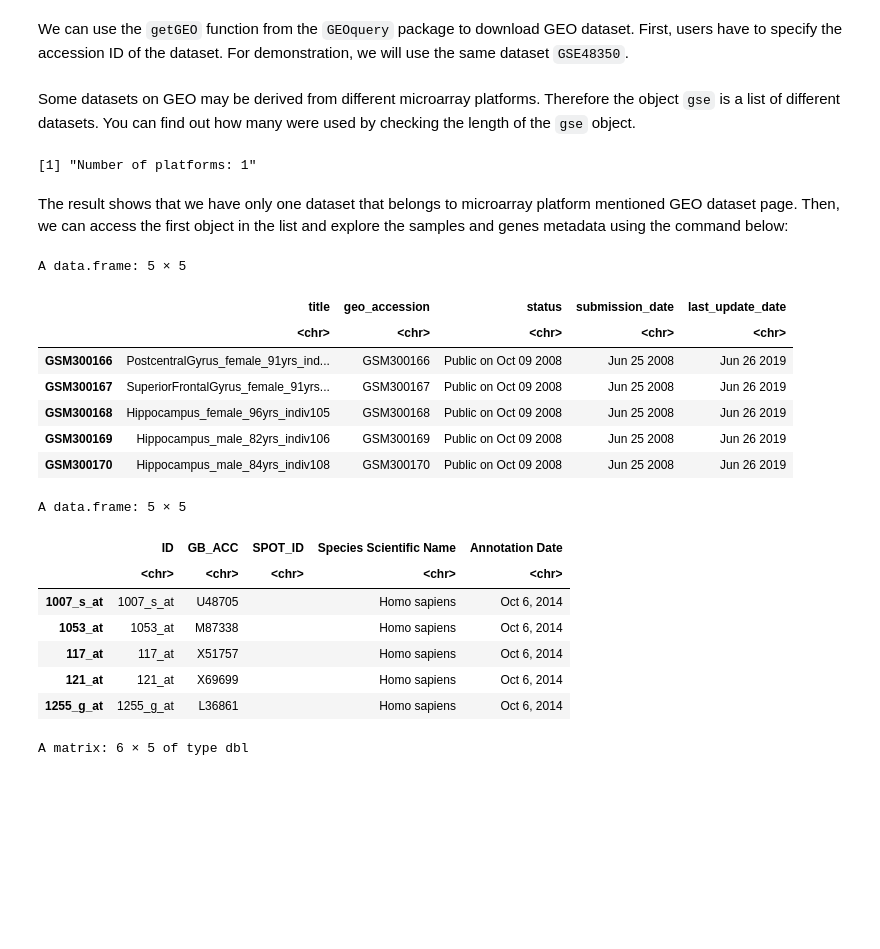
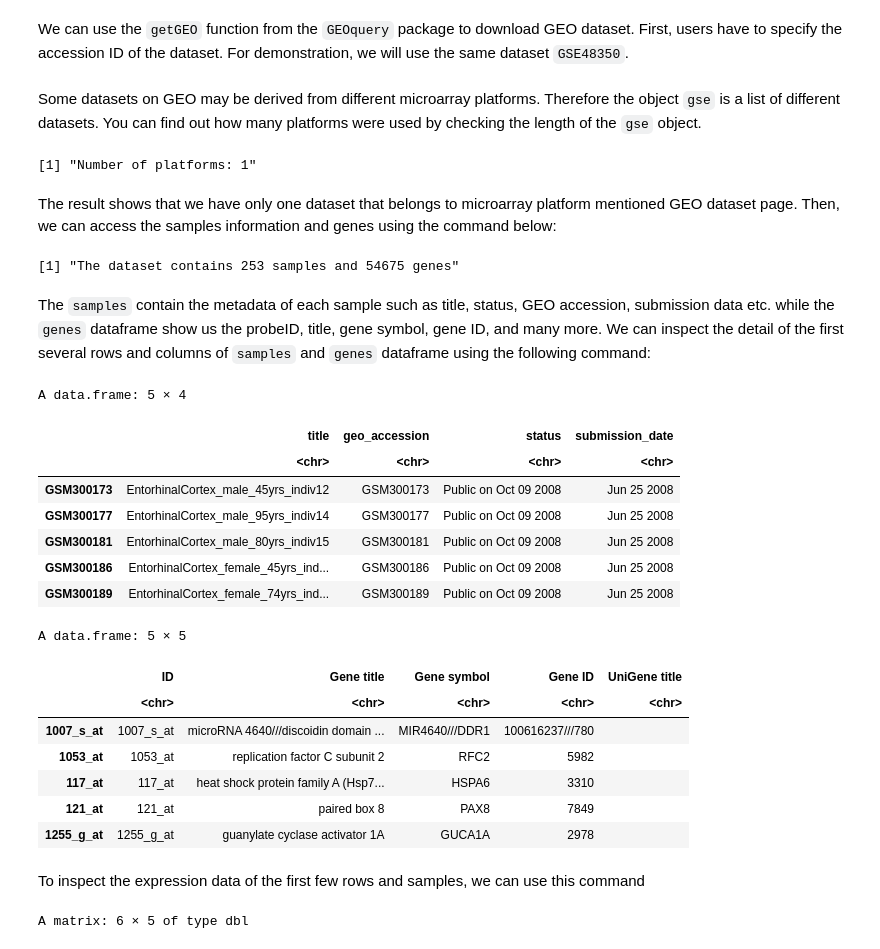
Before and after one commit to tinnlab/NOSI-Google-Cloud-Training, a Jupyter notebook: Module01-GEO_Data_Processing.ipynb, the cells around one changed output. Cells and saved outputs as stored; diff of their text form; code cells hidden in the pictures; blank space fills up the shorter version.

````diff
--- a/Module01-GEO_Data_Processing.ipynb
+++ b/Module01-GEO_Data_Processing.ipynb
@@ -67,41 +71,51 @@ suppressMessages({gse <- getGEO(accession_ID)})
 # %% [markdown]
 Some datasets on GEO may be derived from different microarray platforms. Therefore the object `gse` is a list of different datasets.
-You can find out how many were used by checking the length of the `gse` object.
+You can find out how many platforms were used by checking the length of the `gse` object.
 # %%
 ## check how many platforms used
-print(paste0("Number of platforms: ",length(gse)))
+if (length(gse) > 1) idx <- grep("GPL570", attr(gse, "names")) else idx <- 1
+data <- gse[[idx]]
+print(paste0("Number of platforms: ",length(data)))
 # %% [output]
 [1] "Number of platforms: 1"
 # %% [markdown]
 The result shows that we have only one dataset that belongs to microarray platform mentioned GEO dataset page.
-Then, we can access the first object in the list and explore the samples and genes metadata using the command below:
+Then, we can access the samples information and genes using the command below:
 # %%
-# if more than one dataset is present, users can analyse the other dataset by changing the number inside the [[...]]
-data <- gse[[1]]
 # Get the samples information
 samples <- pData(data)
 # Get the genes information
 genes <- fData(data)
-# View the first 5 samples/genes with some of their features
-samples[1:5,1:5]
-genes[1:5,1:5]
+# Check the number of samples and genes
+print(paste0("The dataset contains ", dim(samples)[1] ," samples and ",dim(genes)[1]," genes"))
 # %% [output]
-A data.frame: 5 × 5
+[1] "The dataset contains 253 samples and 54675 genes"
-|  | title | geo_accession | status | submission_date | last_update_date |
-|  | <chr> | <chr> | <chr> | <chr> | <chr> |
-| GSM300166 | PostcentralGyrus_female_91yrs_ind... | GSM300166 | Public on Oct 09 2008 | Jun 25 2008 | Jun 26 2019 |
-| GSM300167 | SuperiorFrontalGyrus_female_91yrs... | GSM300167 | Public on Oct 09 2008 | Jun 25 2008 | Jun 26 2019 |
-| GSM300168 | Hippocampus_female_96yrs_indiv105 | GSM300168 | Public on Oct 09 2008 | Jun 25 2008 | Jun 26 2019 |
-| GSM300169 | Hippocampus_male_82yrs_indiv106 | GSM300169 | Public on Oct 09 2008 | Jun 25 2008 | Jun 26 2019 |
-| GSM300170 | Hippocampus_male_84yrs_indiv108 | GSM300170 | Public on Oct 09 2008 | Jun 25 2008 | Jun 26 2019 |
-A data.frame: 5 × 5
-|  | ID | GB_ACC | SPOT_ID | Species Scientific Name | Annotation Date |
-|  | <chr> | <chr> | <chr> | <chr> | <chr> |
-| 1007_s_at | 1007_s_at | U48705 |  | Homo sapiens | Oct 6, 2014 |
-| 1053_at | 1053_at | M87338 |  | Homo sapiens | Oct 6, 2014 |
-| 117_at | 117_at | X51757 |  | Homo sapiens | Oct 6, 2014 |
-| 121_at | 121_at | X69699 |  | Homo sapiens | Oct 6, 2014 |
-| 1255_g_at | 1255_g_at | L36861 |  | Homo sapiens | Oct 6, 2014 |
+# %% [markdown]
+The ```samples``` contain the metadata of each sample such as title, status, GEO accession, submission data etc. while the ```genes```
+dataframe show us the probeID, title, gene symbol, gene ID, and many more. We can inspect the detail of the first several rows and columns
+of ```samples``` and ```genes``` dataframe using the following command:
+# %%
+samples[1:5,1:4]
+genes[1:5,1:5]
+# %% [output]
+A data.frame: 5 × 4
+|  | title | geo_accession | status | submission_date |
+|  | <chr> | <chr> | <chr> | <chr> |
+| GSM300173 | EntorhinalCortex_male_45yrs_indiv12 | GSM300173 | Public on Oct 09 2008 | Jun 25 2008 |
+| GSM300177 | EntorhinalCortex_male_95yrs_indiv14 | GSM300177 | Public on Oct 09 2008 | Jun 25 2008 |
+| GSM300181 | EntorhinalCortex_male_80yrs_indiv15 | GSM300181 | Public on Oct 09 2008 | Jun 25 2008 |
+| GSM300186 | EntorhinalCortex_female_45yrs_ind... | GSM300186 | Public on Oct 09 2008 | Jun 25 2008 |
+| GSM300189 | EntorhinalCortex_female_74yrs_ind... | GSM300189 | Public on Oct 09 2008 | Jun 25 2008 |
+A data.frame: 5 × 5
+|  | ID | Gene title | Gene symbol | Gene ID | UniGene title |
+|  | <chr> | <chr> | <chr> | <chr> | <chr> |
+| 1007_s_at | 1007_s_at | microRNA 4640///discoidin domain ... | MIR4640///DDR1 | 100616237///780 |  |
+| 1053_at | 1053_at | replication factor C subunit 2 | RFC2 | 5982 |  |
+| 117_at | 117_at | heat shock protein family A (Hsp7... | HSPA6 | 3310 |  |
+| 121_at | 121_at | paired box 8 | PAX8 | 7849 |  |
+| 1255_g_at | 1255_g_at | guanylate cyclase activator 1A | GUCA1A | 2978 |  |
+# %% [markdown]
+To inspect the expression data of the first few rows and samples, we can use this command
 # %%
 head(exprs(data)[,1:5])
 # %% [output]
````
Also changed, not shown: parts of 18 cells of this notebook.
